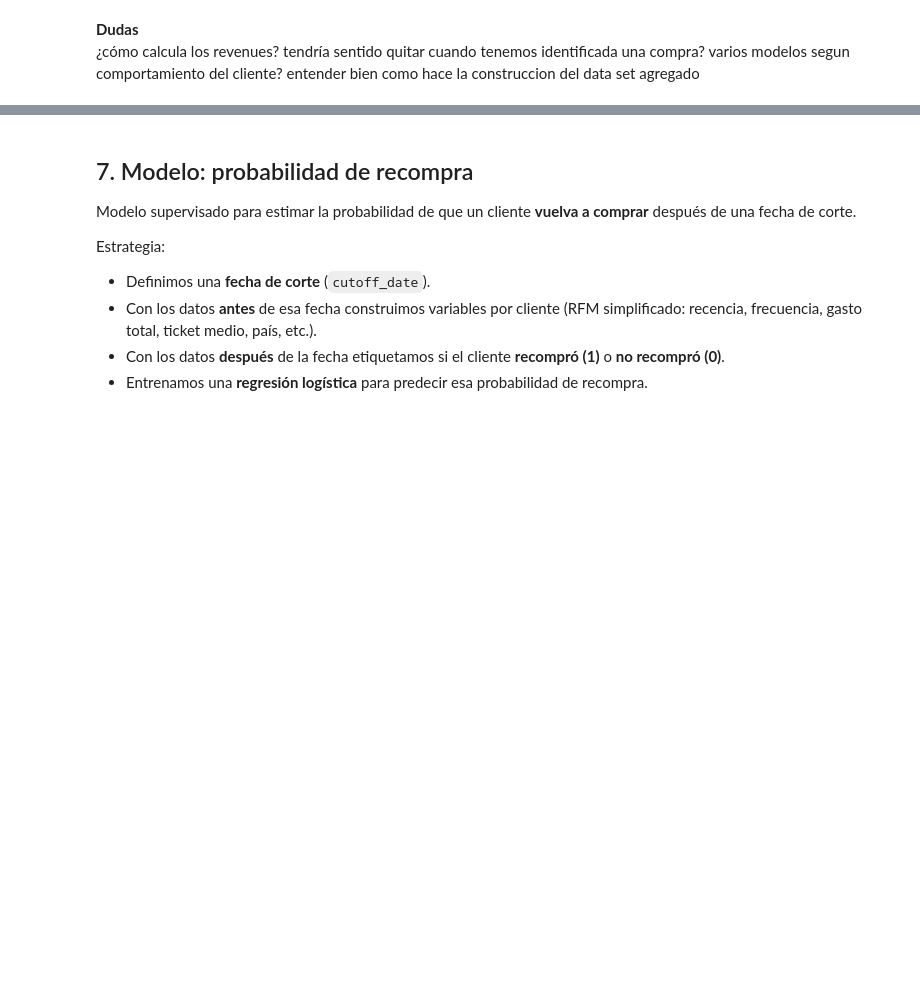
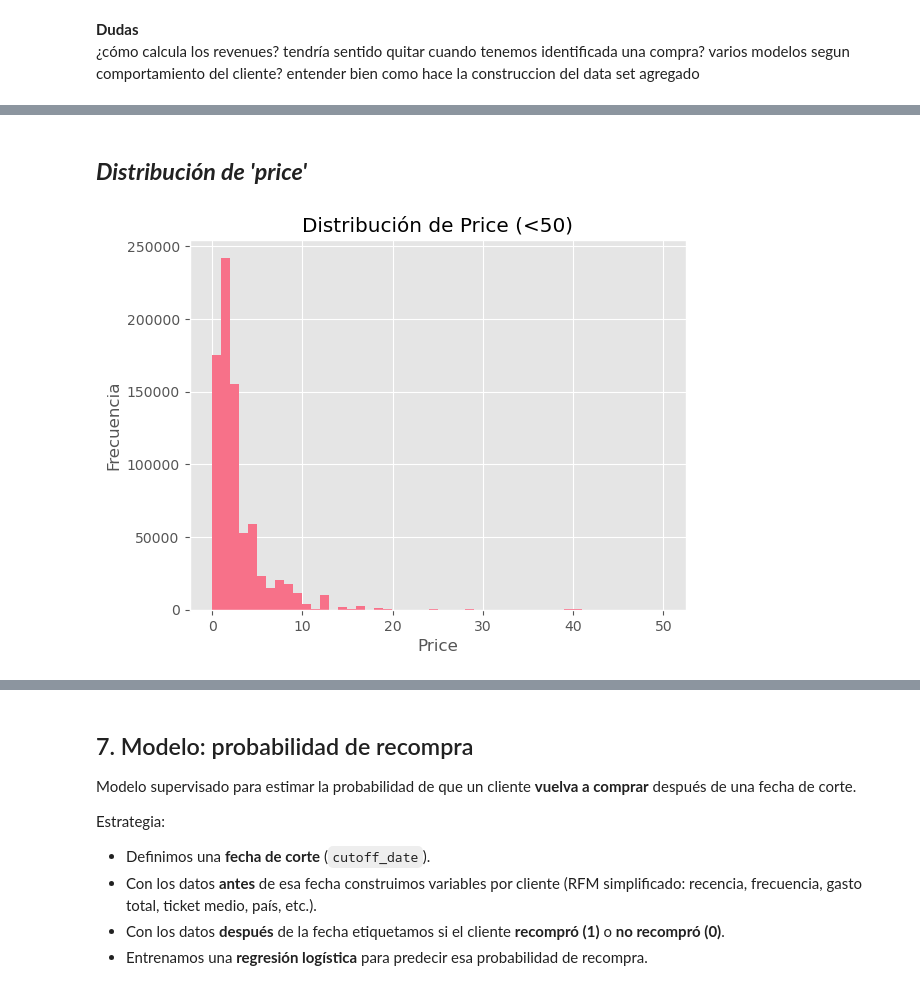
Before and after one commit to OscarFdz24/Proyecto_ML_Clientes_Oscar_Fernandez, a Jupyter notebook: model.ipynb, the cells around one changed output, grey strips where cells are left out. Cells and saved outputs as stored; diff of their text form; code cells hidden in the pictures; blank space fills up the shorter version.

```diff
--- a/model.ipynb
+++ b/model.ipynb
@@ -191,0 +191,11 @@ dtype: int64
+# %% [markdown]
+## ***Distribución de 'price'***
+# %%
+# Se analiza la distribución del precio de los productos, limitando el rango a valores menores de 50 para evitar la influencia de outliers. Se observa que la mayoría de los productos tienen precios bajos, con una distribución sesgada hacia la derecha, típica en datasets de retail.
+plt.hist(df[df["price"] < 50]["price"], bins=50)
+plt.title("Distribución de Price (<50)")
+plt.xlabel("Price")
+plt.ylabel("Frecuencia")
+plt.show()
+# %% [output]
+[figure, added]
```
Also changed, not shown: parts of 79 cells of this notebook.
